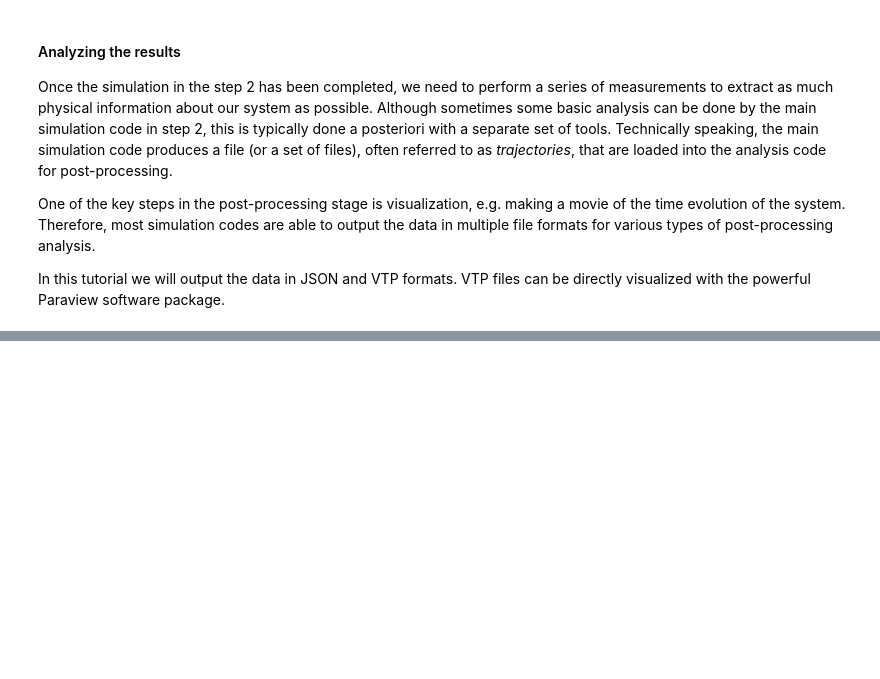
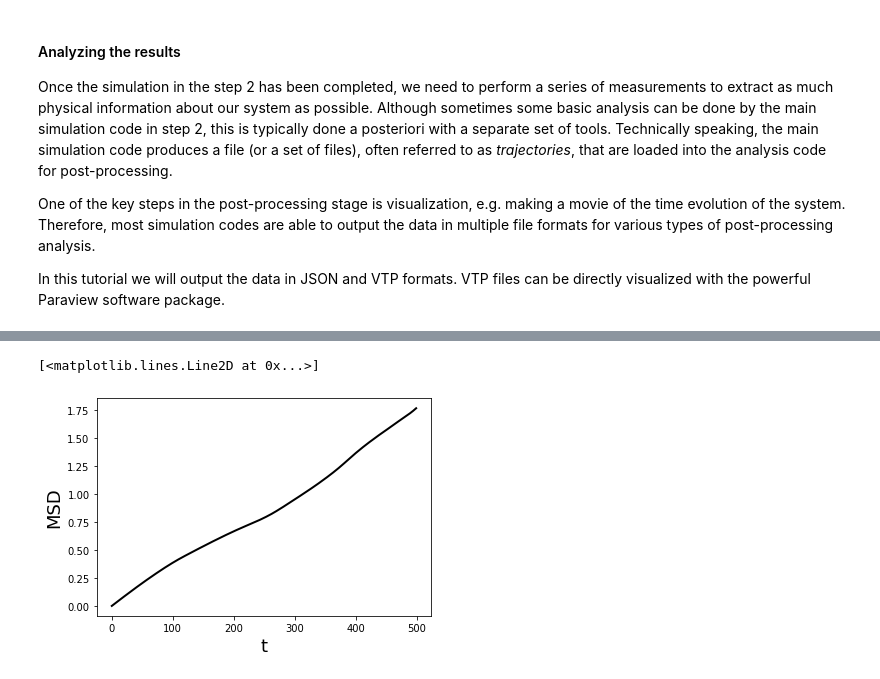
Before and after one commit to sknepneklab/ABPTutorial, a Jupyter notebook: Tutorial/Session_1/Session_1.ipynb, the cells around one changed output, grey strips where cells are left out. Cells and saved outputs as stored; diff of their text form; code cells hidden in the pictures; blank space fills up the shorter version.

```diff
--- a/Tutorial/Session_1/Session_1.ipynb
+++ b/Tutorial/Session_1/Session_1.ipynb
@@ -158,0 +274,2 @@ Here we talk about making movies
+# %%
+d = Dump(s)                         # Create a dump object
@@ -158,0 +322,7 @@ Here we talk about making movies
+# %%
+pos_integ = BrownianIntegrator(s, T = 0.0, gamma = 1.0)       # Integrator for updating particle position, friction gamma = 1.0 and no thermal noise
+rot_integ = BrownianRotIntegrator(s, T = 0.1, gamma = 1.0)    # Integrator for updating particle oriantation, friction gamma = 1.0, "rotation" T = 0.1, D_r = 0.0
+
+# add the two integrtors to the Evolver's list of integrtors
+e.add_integrator(pos_integ)
+e.add_integrator(rot_integ)
@@ -158,0 +333,8 @@ Here we talk about making movies
+# %%
+dt = 0.01    # Simulation time step
+# Run simulation for 1,000 time steps (total simulation time is 10 time units)
+for t in range(1000):
+  print("Time step : ", t)
+  e.evolve(dt)       # Evolve the system by one time step of length dt
+  if t % 10 == 0:    # Produce snapshot of the simulation once every 10 time steps
+    d.dump_vtp('test_{:05d}.vtp'.format(t))
@@ -158,0 +381,7 @@ Here we talk about making movies
+# %%
+from copy import copy
+p0 = []
+for t in range(1000):
+  print("Time step : ", t)
+  p0.append(copy(s.particles[0].r))
+  e.evolve(dt)       # Evolve the system by one time step of length dt
@@ -158,0 +406,21 @@ Here we talk about making movies
+# %%
+import numpy as np
+import matplotlib.pyplot as plt
+
+N = 500
+msd = np.zeros(N)
+
+for tau in range(1,N):
+    l = []
+    for i in range(0,N-tau):
+        dr = p0[i+tau] - p0[i]
+        dr.apply_periodic(s.box)
+        l.append(dr.length())
+    msd[tau] = np.mean(l)
+
+plt.xlabel('t', fontsize=18)
+plt.ylabel('MSD', fontsize=18)
+plt.plot(msd,'k-', lw=2)
+# %% [output]
+[<matplotlib.lines.Line2D at 0x...>]
+[figure, added]
```
Also changed, not shown: parts of 42 cells of this notebook, 3 other files.
